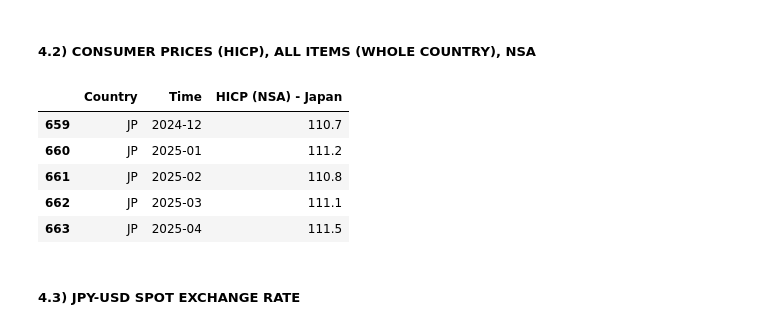
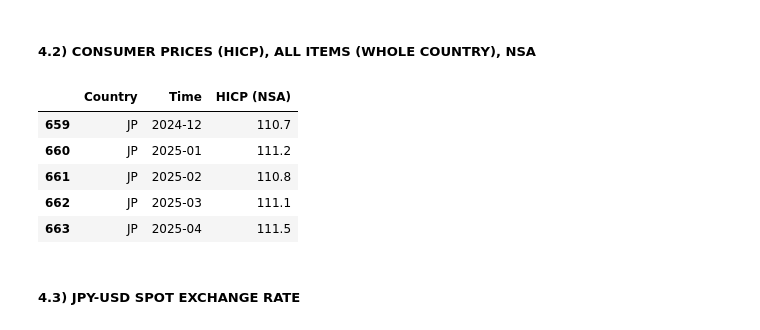
Before and after one commit to EliaLand/PVAR_japan_endogenous_money, a Jupyter notebook: Module1_data_extraction_manipulation.ipynb, the cells around one changed output. Drawn from its saved outputs; the diff is of its cells as text; code cells hidden in the pictures.

```diff
--- a/Module1_data_extraction_manipulation.ipynb
+++ b/Module1_data_extraction_manipulation.ipynb
@@ -117,23 +117,23 @@ REXUSDJPY_m_raw.tail()
 # %%
 # Consumer prices (HICP), all items (whole country), NSA, Japan (monthly, Index April 2025=111.5, non-seasonally adjusted, 1970-01, 2025-04)
 # https://data.ecb.europa.eu/data/datasets/RTD/RTD.M.JP.N.P_C_OV.X
 
 jp_HICP_m_raw = pd.read_csv("Data/HICP_ECB_extracted_raw.csv")
 jp_HICP_m_raw = jp_HICP_m_raw.drop(columns=["DATE"])
 jp_HICP_m_raw = jp_HICP_m_raw.rename(columns=
         {"TIME PERIOD": "Time",
-         "CONSUMER PRICES, ALL ITEMS (WHOLE COUNTRY), NSA (RTD.M.JP.N.P_C_OV.X)": "HICP (NSA) - Japan"
+         "CONSUMER PRICES, ALL ITEMS (WHOLE COUNTRY), NSA (RTD.M.JP.N.P_C_OV.X)": "HICP (NSA)"
 })
 
 jp_HICP_m_raw["Time"] = pd.to_datetime(jp_HICP_m_raw["Time"], format="%Y%b", errors="coerce")
 jp_HICP_m_raw["Time"] = jp_HICP_m_raw["Time"].dt.to_period("M").astype(str)
 
 jp_HICP_m_raw["Country"] = "JP"
-jp_HICP_m_raw = jp_HICP_m_raw[["Country", "Time", "HICP (NSA) - Japan"]]
+jp_HICP_m_raw = jp_HICP_m_raw[["Country", "Time", "HICP (NSA)"]]
 
 jp_HICP_m_raw.tail()
 # %% [output]
-|  | Country | Time | HICP (NSA) - Japan |
+|  | Country | Time | HICP (NSA) |
 | 659 | JP | 2024-12 | 110.7 |
 | 660 | JP | 2025-01 | 111.2 |
 | 661 | JP | 2025-02 | 110.8 |
```
Also changed, not shown: parts of 26 cells of this notebook, 9 other files.
